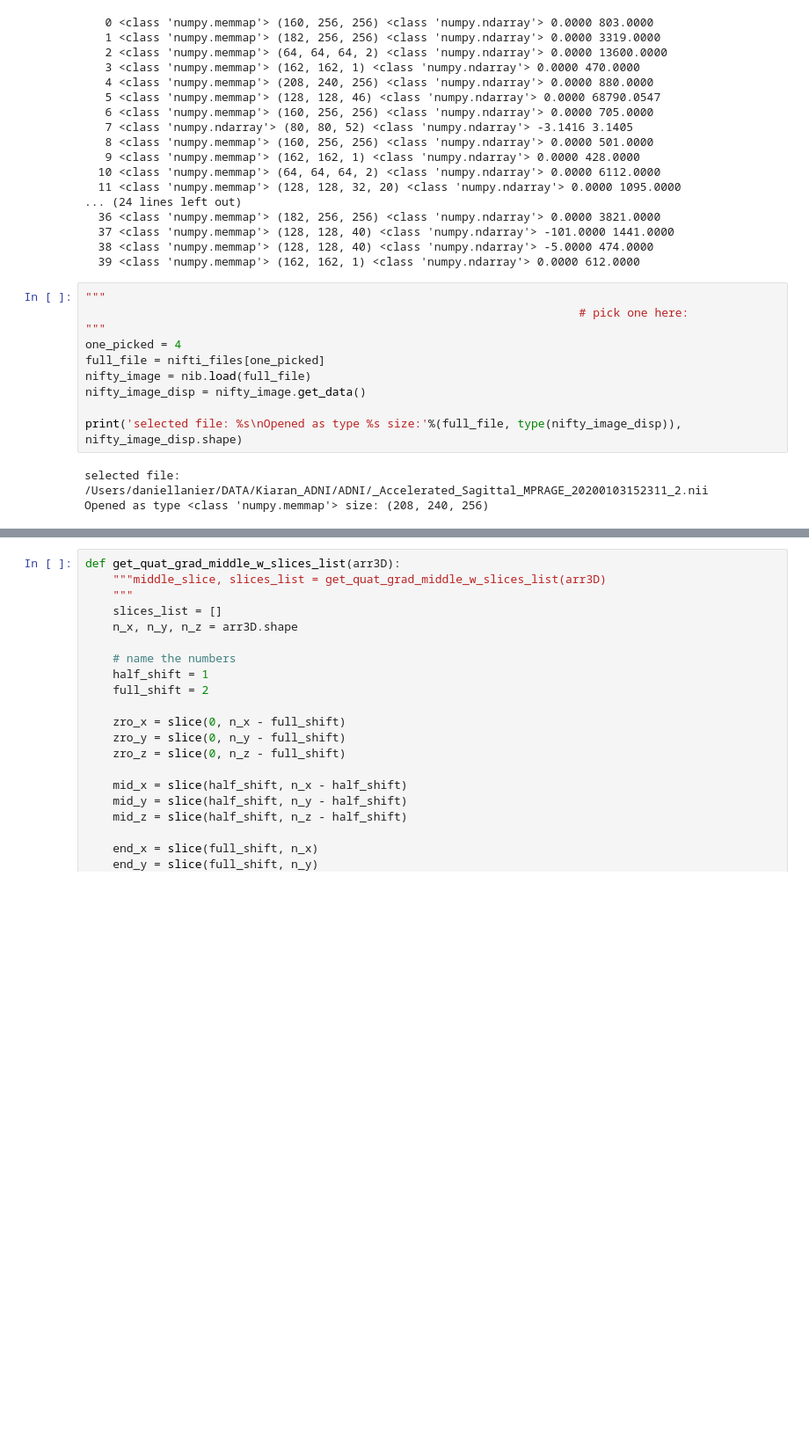
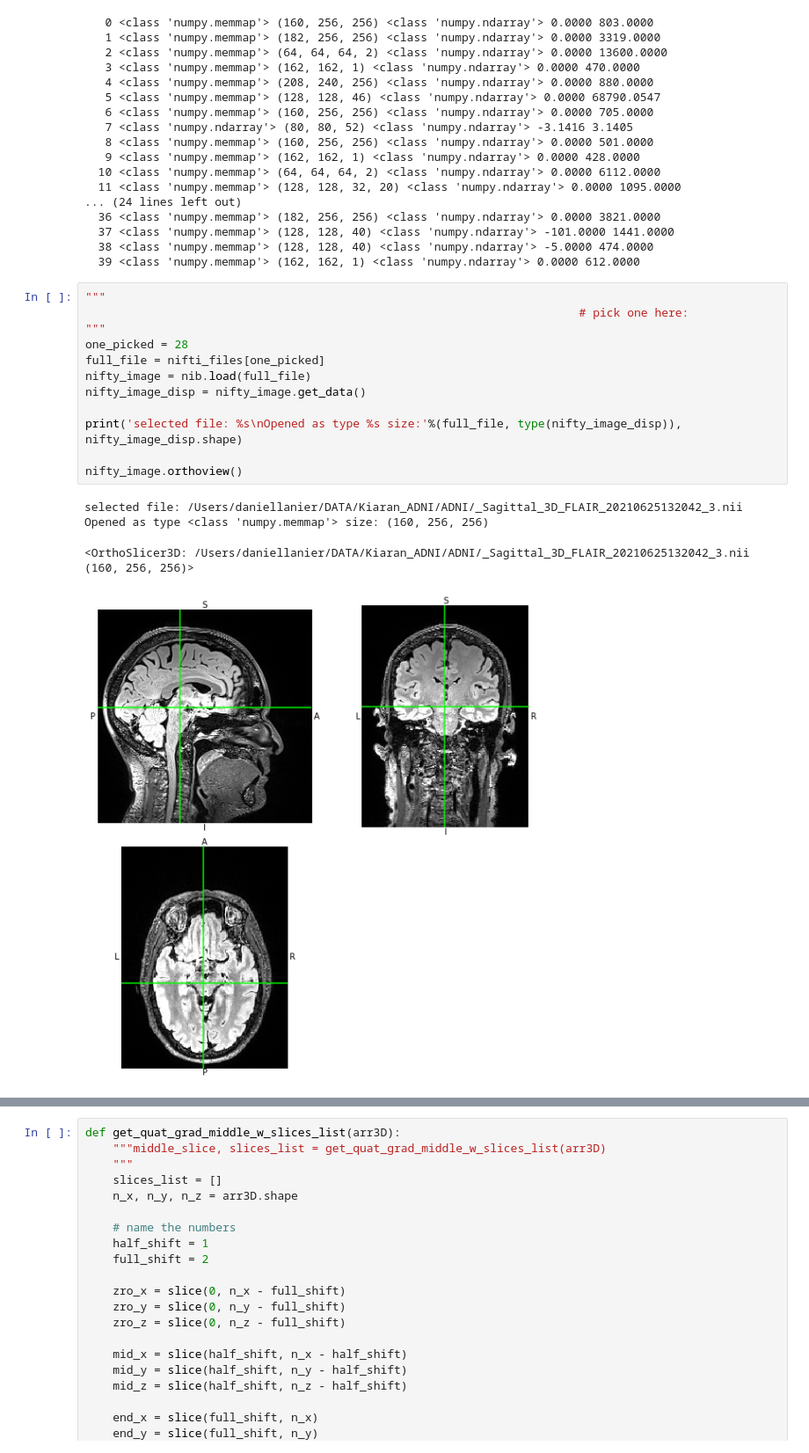
Before and after one commit to dlanier/scalygraphic, a Jupyter notebook: notebookEdges/0002_Gradient_Resolution_to_Module.ipynb, the cells around one changed output, grey strips where cells are left out. Shown at 88% size. Cells and saved outputs as stored; diff of their text form; blank space fills up the shorter version.

```diff
--- a/notebookEdges/0002_Gradient_Resolution_to_Module.ipynb
+++ b/notebookEdges/0002_Gradient_Resolution_to_Module.ipynb
@@ -220,13 +244,17 @@ for i in range(40):
 # %%
 """
                                                                         # pick one here:
 """
-one_picked = 4
+one_picked = 28
 full_file = nifti_files[one_picked]
 nifty_image = nib.load(full_file)
 nifty_image_disp = nifty_image.get_data()
 
 print('selected file: %s\nOpened as type %s size:'%(full_file, type(nifty_image_disp)), nifty_image_disp.shape)
+
+nifty_image.orthoview()
 # %% [output]
-selected file: /Users/daniellanier/DATA/Kiaran_ADNI/ADNI/_Accelerated_Sagittal_MPRAGE_20200103152311_2.nii
-Opened as type <class 'numpy.memmap'> size: (208, 240, 256)
+selected file: /Users/daniellanier/DATA/Kiaran_ADNI/ADNI/_Sagittal_3D_FLAIR_20210625132042_3.nii
+Opened as type <class 'numpy.memmap'> size: (160, 256, 256)
+<OrthoSlicer3D: /Users/daniellanier/DATA/Kiaran_ADNI/ADNI/_Sagittal_3D_FLAIR_20210625132042_3.nii (160, 256, 256)>
+[figure, added]
```
Also changed, not shown: parts of 9 cells of this notebook, 1 other file.
